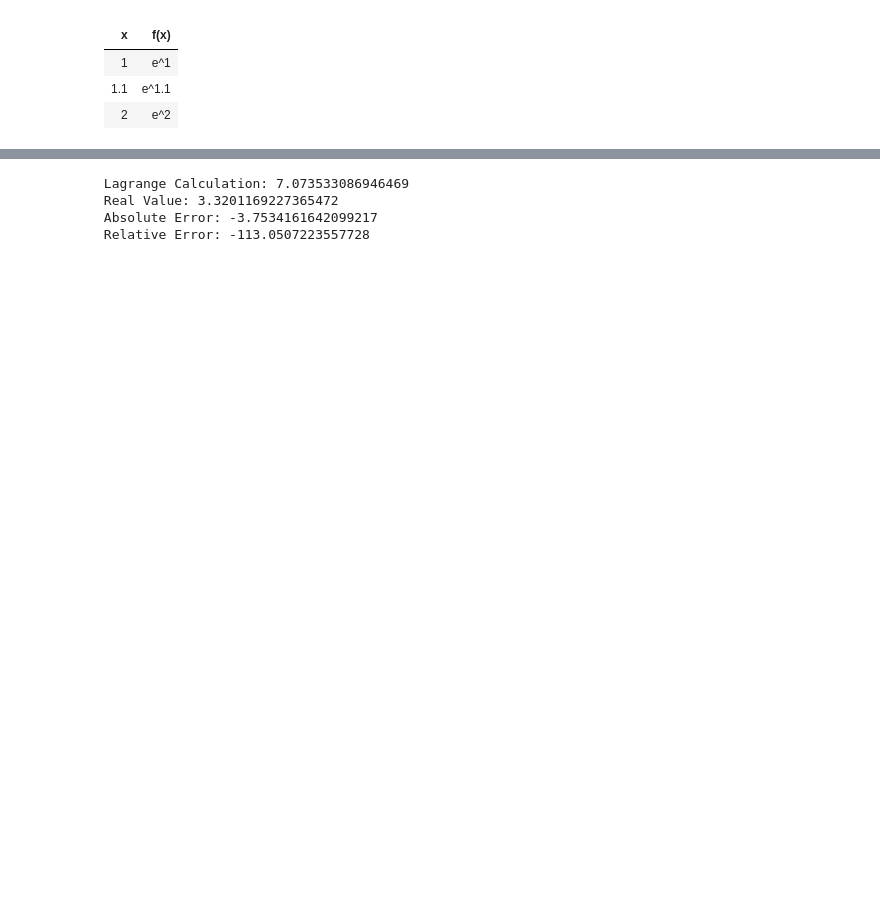
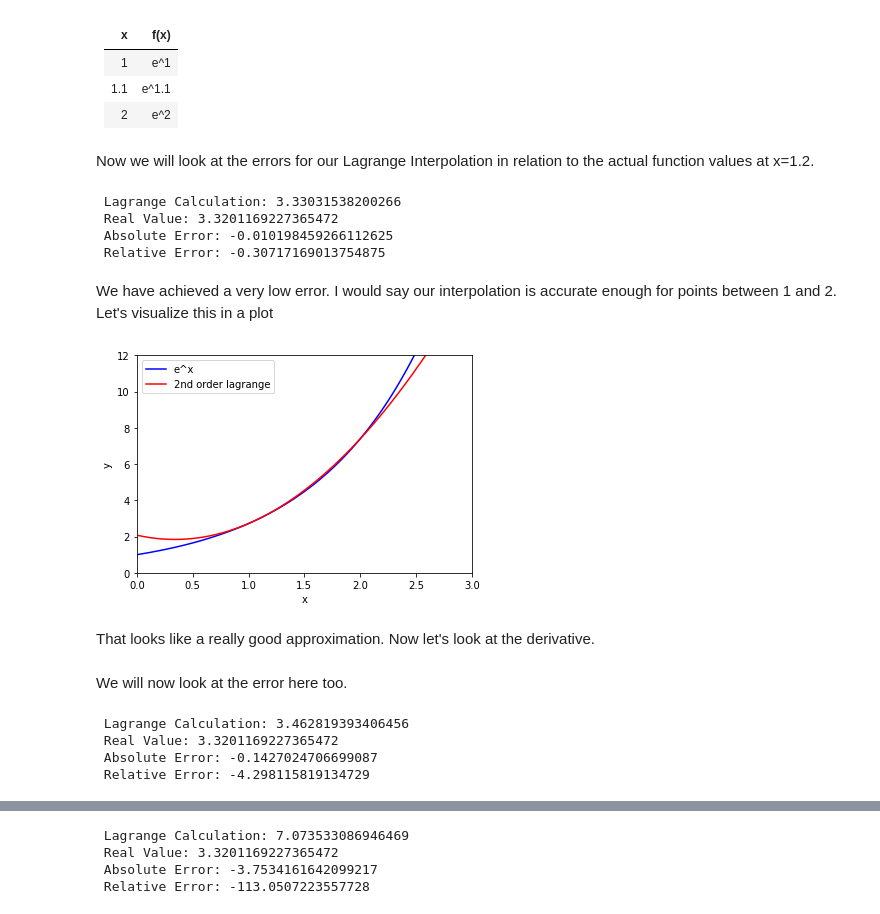
Before and after one commit to BrendenLatham/Numerical-Analysis, a Jupyter notebook: derivatives_project.ipynb, the cells around one changed output, grey strips where cells are left out. Drawn from its saved outputs; the diff is of its cells as text; code cells hidden in the pictures; blank space fills up the shorter version.

```diff
--- a/derivatives_project.ipynb
+++ b/derivatives_project.ipynb
@@ -115,3 +118,43 @@ We will now explore Lagrange Interpolation with the exponential function. We wil
 | 1   | e^1   |
 | 1.1 | e^1.1 |
 | 2   | e^2   |
+# %%
+def lagrange(x):
+  term1 = math.exp(1)*(x-1.1)*(x-2)/(1-1.1)/(1-2)
+  term2 = math.exp(1.1)*(x-1)*(x-2)/(1.1-1)/(1.1-2)
+  term3 = math.exp(2)*(x-1.1)*(x-1)/(2-1.1)/(2-1)
+  return term1+term2+term3
+
+def g(t):
+  return np.exp(t)
+# %% [markdown]
+Now we will look at the errors for our Lagrange Interpolation in relation to the actual function values at x=1.2.
+# %%
+abs_error_lagrange = np.exp(1.2)-lagrange(1.2)
+rel_error_lagrange = 100*abs_error_lagrange/np.exp(1.2)
+
+print(" Lagrange Calculation:",lagrange(1.2),"\n","Real Value:",np.exp(1.2),"\n","Absolute Error:",abs_error_lagrange,"\n","Relative Error:",rel_error_lagrange)
+# %% [output]
+ Lagrange Calculation: 3.33031538200266
+ Real Value: 3.3201169227365472
+ Absolute Error: -0.010198459266112625
+ Relative Error: -0.30717169013754875
+# %% [markdown]
+We have achieved a very low error. I would say our interpolation is accurate enough for points between 1 and 2. Let's visualize this in a plot
+# %%
+x = np.linspace(0, 3, 1000)
+y = g(x)
+y_lagrange = lagrange(x)
+
+plt.plot(x, y, label='e^x',color='blue')
+plt.plot(x, y_lagrange, label='2nd order lagrange',color='red')
+plt.legend()
+plt.xlabel('x')
+plt.ylabel('y')
+plt.xlim([0,3])
+plt.ylim([0,12])
+plt.show()
+# %% [output]
+[figure, added]
+# %% [markdown]
+That looks like a really good approximation. Now let's look at the derivative.
@@ -117,0 +167,12 @@ We will now explore Lagrange Interpolation with the exponential function. We wil
+# %% [markdown]
+We will now look at the error here too.
+# %%
+abs_error_lagrange_dif = np.exp(1.2)-lagrange_dif(1.2)
+rel_error_lagrange_dif = 100*abs_error_lagrange_dif/np.exp(1.2)
+
+print(" Lagrange Calculation:",lagrange_dif(1.2),"\n","Real Value:",np.exp(1.2),"\n","Absolute Error:",abs_error_lagrange_dif,"\n","Relative Error:",rel_error_lagrange_dif)
+# %% [output]
+ Lagrange Calculation: 3.462819393406456
+ Real Value: 3.3201169227365472
+ Absolute Error: -0.1427024706699087
+ Relative Error: -4.298115819134729
```
Also changed, not shown: parts of 23 cells of this notebook.
